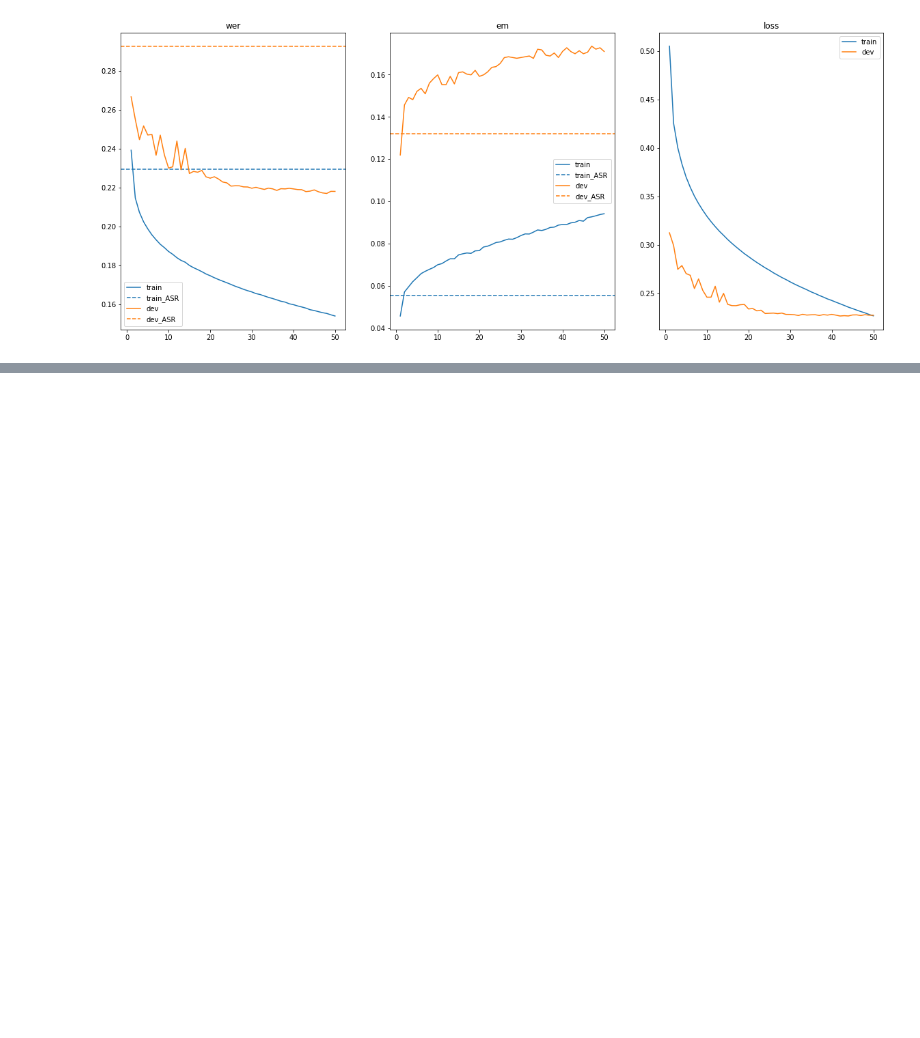
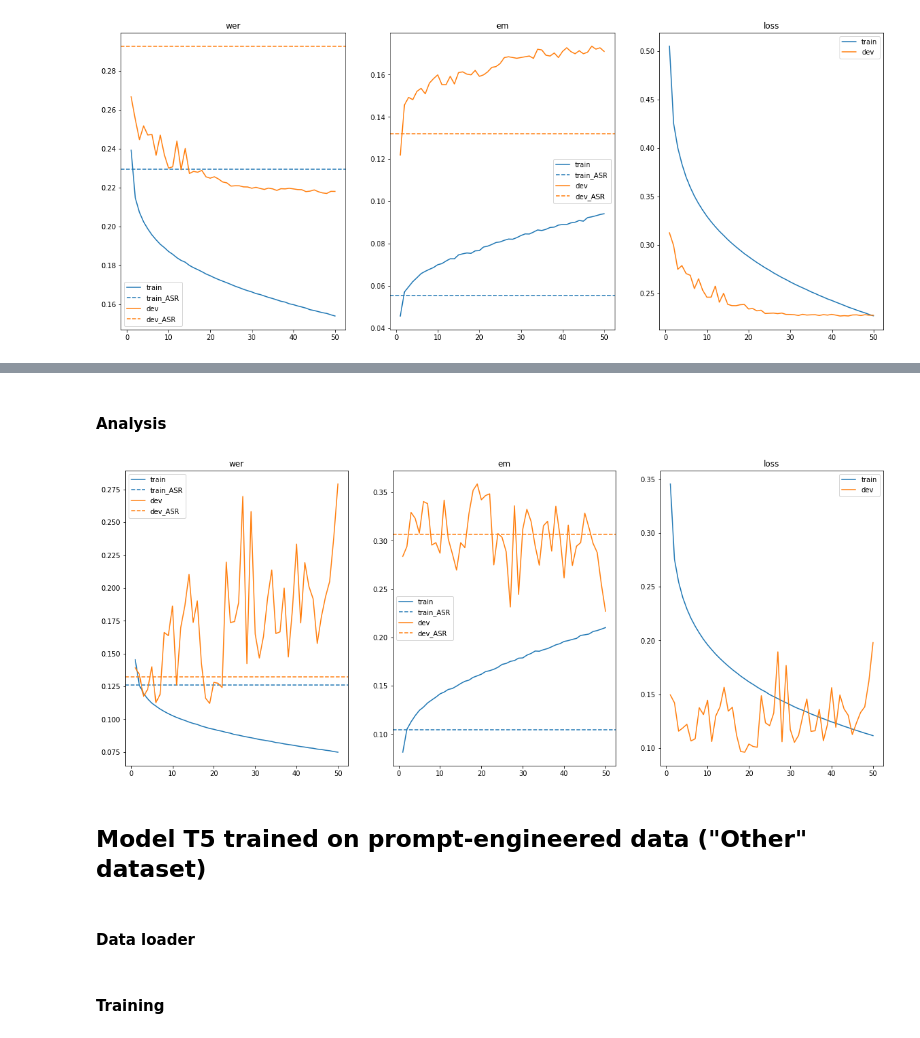
Before and after one commit to SharonKIDC/REC-ACE, a Jupyter notebook: train_pipeline.ipynb, the cells around one changed output, grey strips where cells are left out. Saved outputs shown, nothing was run; the diff lists cells and outputs as text; code cells hidden in the pictures; blank space fills up the shorter version.

Commit message:
After training is finished commit

```diff
--- a/train_pipeline.ipynb
+++ b/train_pipeline.ipynb
@@ -554,0 +558,4 @@ plot_graphs(orig_other_metrics_df, gt_df=asr_evaluators['Other'].metrics_df, fig
+# %%
+# Clean data
+p_train_loader = prepare_data_for_prompt_engineering(data=train_set, tokenizer=tokenizer, batch_size=batch_size, shuffle=True, debug=debug)
+p_dev_loader = prepare_data_for_prompt_engineering(data=dev_set, tokenizer=tokenizer, batch_size=batch_size, shuffle=False)
@@ -554,0 +569,14 @@ plot_graphs(orig_other_metrics_df, gt_df=asr_evaluators['Other'].metrics_df, fig
+# %%
+assert debug==False, "You are in debug mode, please change to False"
+
+p_orig_model = RecACEWrapModel(t5_type=t5_type, model_type='original', bin_size=bin_size, use_pretrained=True).to(DEVICE)
+p_orig_optimizer = torch.optim.Adam(p_orig_model.parameters(), lr=1e-4)
+
+p_orig_model, p_orig_metrics_df = training(
+    model=p_orig_model,
+    n_epochs=50,
+    train_data=p_train_loader,
+    dev_data=p_dev_loader,
+    optimizer=p_orig_optimizer,
+    exp_name=f"original_t5_prompt_Clean",
+    save_model=True)
@@ -554,0 +622,10 @@ plot_graphs(orig_other_metrics_df, gt_df=asr_evaluators['Other'].metrics_df, fig
+# %% [markdown]
+#### Analysis
+# %%
+plot_graphs(p_orig_metrics_df, gt_df=asr_evaluators['Clean'].metrics_df, fig_size=(20,8))
+# %% [output]
+[figure, added]
+# %% [markdown]
+## Model T5 trained on prompt-engineered data ("Other" dataset)
+# %% [markdown]
+#### Data loader
@@ -554,0 +636,2 @@ plot_graphs(orig_other_metrics_df, gt_df=asr_evaluators['Other'].metrics_df, fig
+# %% [markdown]
+#### Training
```
Also changed, not shown: parts of 13 cells of this notebook, 1 other file.
